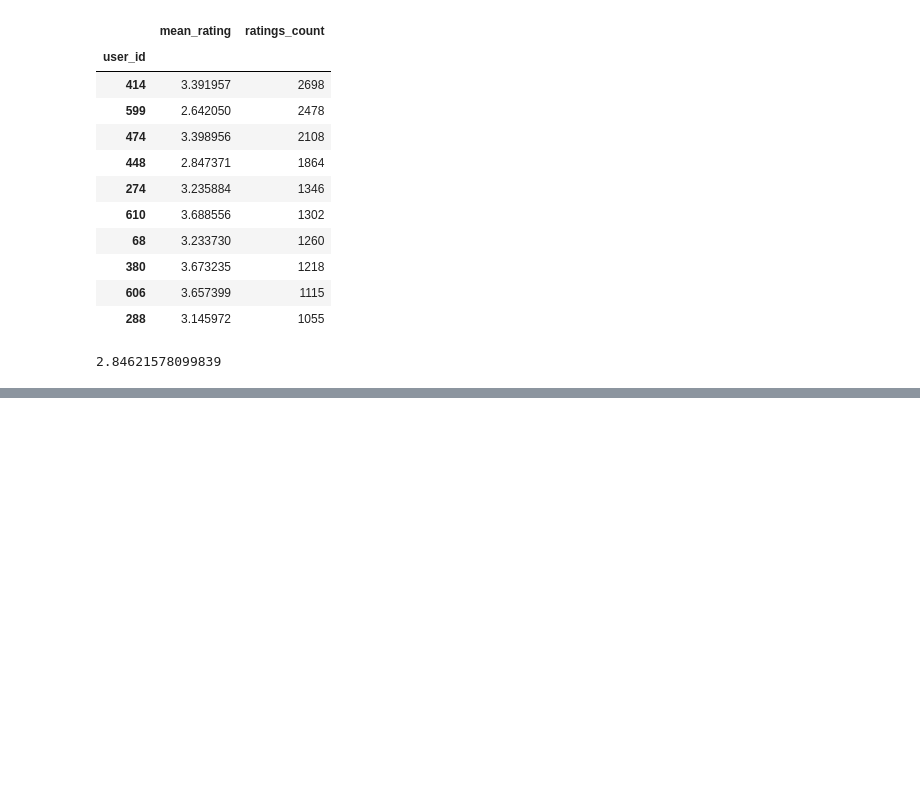
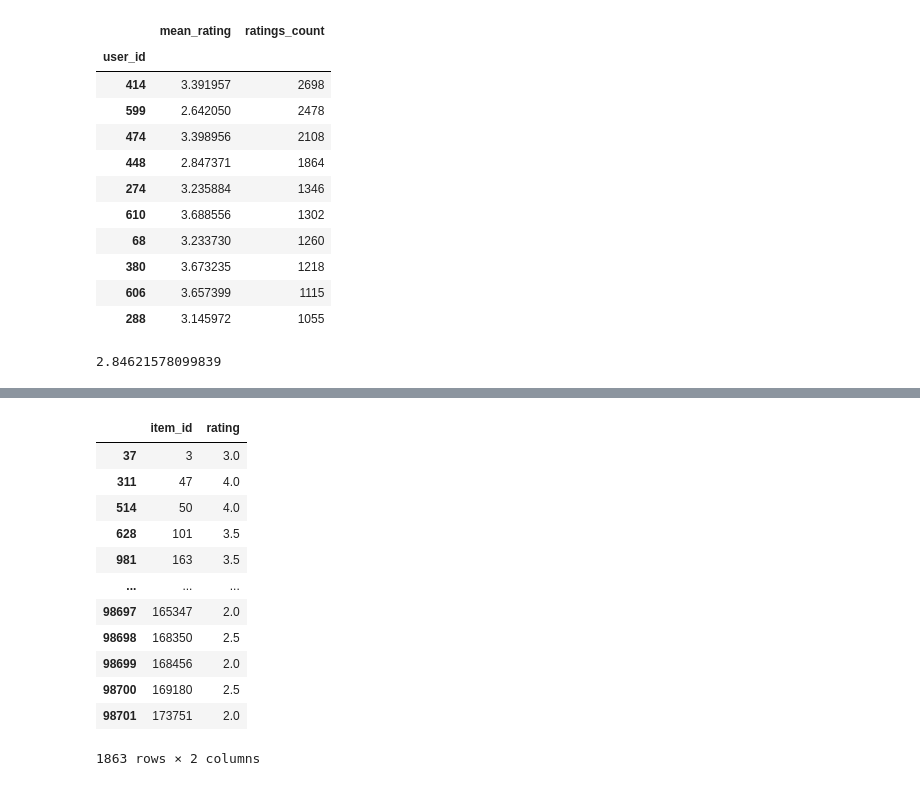
Before and after one commit to katipogluMustafa/project-alpha, a Jupyter notebook: Training_2/02_Init_Rec_Sys_Framework/RecSysFramework.ipynb, the cells around one changed output, grey strips where cells are left out. Drawn from its saved outputs; the diff is of its cells as text; code cells hidden in the pictures; blank space fills up the shorter version.

```diff
--- a/Training_2/02_Init_Rec_Sys_Framework/RecSysFramework.ipynb
+++ b/Training_2/02_Init_Rec_Sys_Framework/RecSysFramework.ipynb
@@ -1014,19 +1468,6 @@ class DatasetMovieOperator:
         return random.choices(population=DatasetMovieOperator.get_movies(movies), k=n)
 
     @staticmethod
-    def apply_time_constraint(movie_ratings : pd.DataFrame, time_constraint : TimeConstraint) -> pd.DataFrame:
-        if time_constraint is None:
-            return movie_ratings
-
-        if time_constraint.is_valid_max_limit():
-            return movie_ratings.loc[movie_ratings.timestamp < time_constraint.end_dt]
-
-        if time_constraint.is_valid_time_bin():
-            return movie_ratings.loc[(movie_ratings.timestamp >= time_constraint.start_dt) & (movie_ratings.timestamp < time_constraint.end_dt)]
-
-        return movie_ratings
-
-    @staticmethod
     def get_movies_watched(movie_ratings : pd.DataFrame,
                            user_id: int,
                            time_constraint: TimeConstraint = None) -> pd.DataFrame:
@@ -1039,15 +1480,15 @@ class DatasetMovieOperator:
         """
 
         if time_constraint is None:
-            return movie_ratings.loc[(movie_ratings['user_id'] == user_id)][['item_id', 'rating']]
+            return movie_ratings.loc[(movie_ratings['user_id'] == user_id)]
 
         if time_constraint.is_valid_max_limit():
             return movie_ratings.loc[(movie_ratings['user_id'] == user_id)
-                                     & (movie_ratings.timestamp < time_constraint.end_dt)][['item_id', 'rating']]
+                                     & (movie_ratings.timestamp < time_constraint.end_dt)]
         elif time_constraint.is_valid_time_bin():
             return movie_ratings.loc[(movie_ratings['user_id'] == user_id)
                                      & (movie_ratings.timestamp >= time_constraint.start_dt)
-                                     & (movie_ratings.timestamp < time_constraint.end_dt)][['item_id', 'rating']]
+                                     & (movie_ratings.timestamp < time_constraint.end_dt)]
         raise Exception("Undefined time_constraint is given!")
 
     @staticmethod
@@ -1071,7 +1512,7 @@ class DatasetMovieOperator:
         :return:  movie_id or item_id of the random movie watched by the user.
                   In case non-valid user_id supplied then returns 0
         """
-        movies_watched = DatasetMovieOperator.get_movies_watched(movie_ratings, user_id)
+        movies_watched = DatasetMovieOperator.get_movies_watched(movie_ratings, user_id)[['item_id', 'rating']]
         return random.choice(movies_watched['item_id'].values.tolist()) if not movies_watched.empty else 0
 
     @staticmethod
@@ -1085,7 +1526,7 @@ class DatasetMovieOperator:
         :param n: number of random movies to get
         :return: DataFrame of movies, if none found then empty DataFrame
         """
-        movies_watched = DatasetMovieOperator.get_movies_watched(movie_ratings, user_id)
+        movies_watched = DatasetMovieOperator.get_movies_watched(movie_ratings, user_id)[['item_id', 'rating']]
         return random.choices(population=movies_watched['item_id'].values.tolist(),
                               k=n) if not movies_watched.empty else movies_watched
 
@@ -1131,0 +1605,16 @@ DatasetUserOperator.get_user_avg(movielens.create_movie_ratings(movielens.rating
+# %%
+DatasetMovieOperator.get_movies_watched(movielens.create_movie_ratings(movielens.ratings ,movielens.movies), 448)[['item_id', 'rating']]
+# %% [output]
+|  | item_id | rating |
+| 37 | 3 | 3.0 |
+| 311 | 47 | 4.0 |
+| 514 | 50 | 4.0 |
+| 628 | 101 | 3.5 |
+| 981 | 163 | 3.5 |
+| ... | ... | ... |
+| 98697 | 165347 | 2.0 |
+| 98698 | 168350 | 2.5 |
+| 98699 | 168456 | 2.0 |
+| 98700 | 169180 | 2.5 |
+| 98701 | 173751 | 2.0 |
+1863 rows × 2 columns
```
Also changed, not shown: parts of 14 cells of this notebook.
